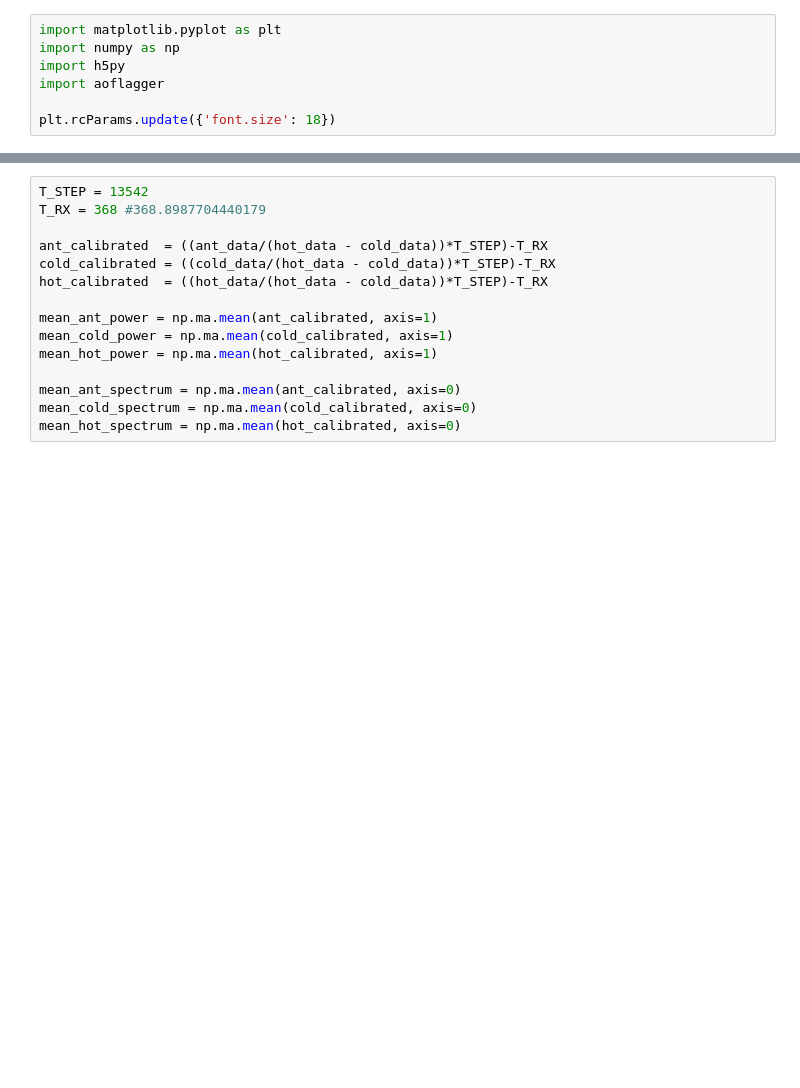
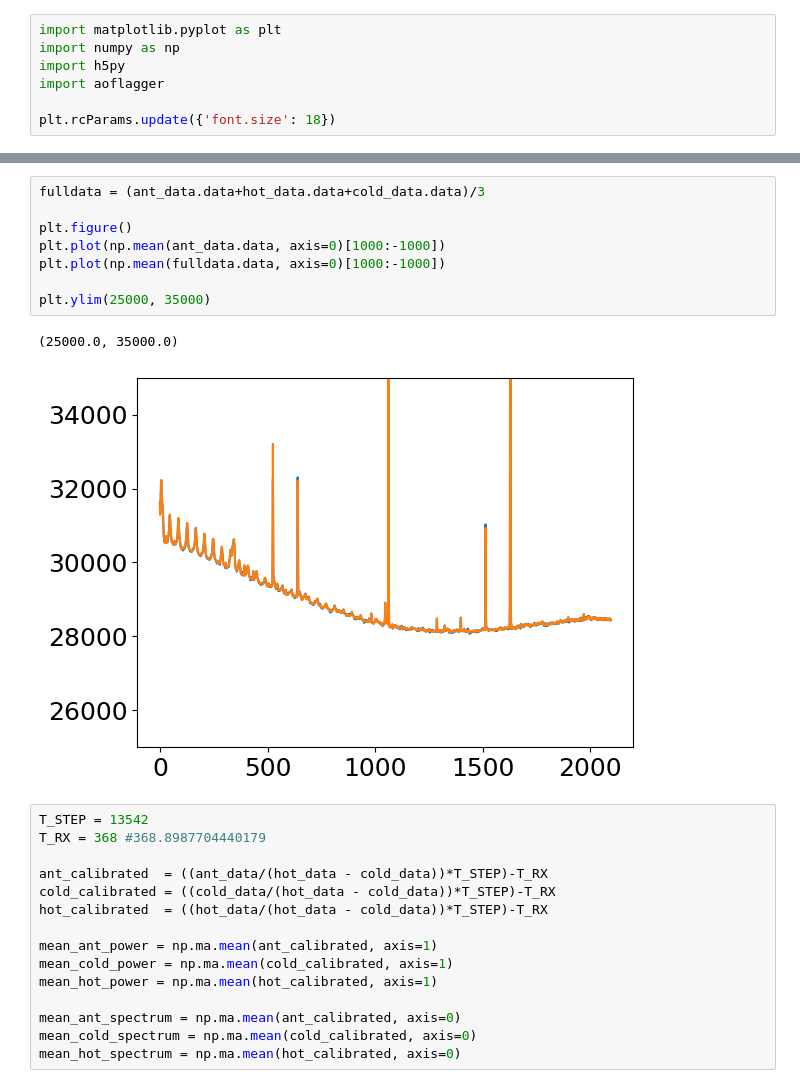
Before and after one commit to jnthek/diy_radiometer, a Jupyter notebook: pluto_radiometer/Calibrate_spectrum.ipynb, the cells around one changed output, grey strips where cells are left out. Cells and saved outputs as stored; diff of their text form; blank space fills up the shorter version.

```diff
--- a/pluto_radiometer/Calibrate_spectrum.ipynb
+++ b/pluto_radiometer/Calibrate_spectrum.ipynb
@@ -112,3 +118,14 @@ plt.plot((np.ma.mean(ant_data, axis=0)-np.ma.mean(cold_data, axis=0))[1000:-1000
+# %%
+fulldata = (ant_data.data+hot_data.data+cold_data.data)/3
+
+plt.figure()
+plt.plot(np.mean(ant_data.data, axis=0)[1000:-1000])
+plt.plot(np.mean(fulldata.data, axis=0)[1000:-1000])
+
+plt.ylim(25000, 35000)
+# %% [output]
+(25000.0, 35000.0)
+[figure, added]
 # %%
 T_STEP = 13542
 T_RX = 368 #368.8987704440179
```
Also changed, not shown: parts of 6 cells of this notebook, 1 other file.
